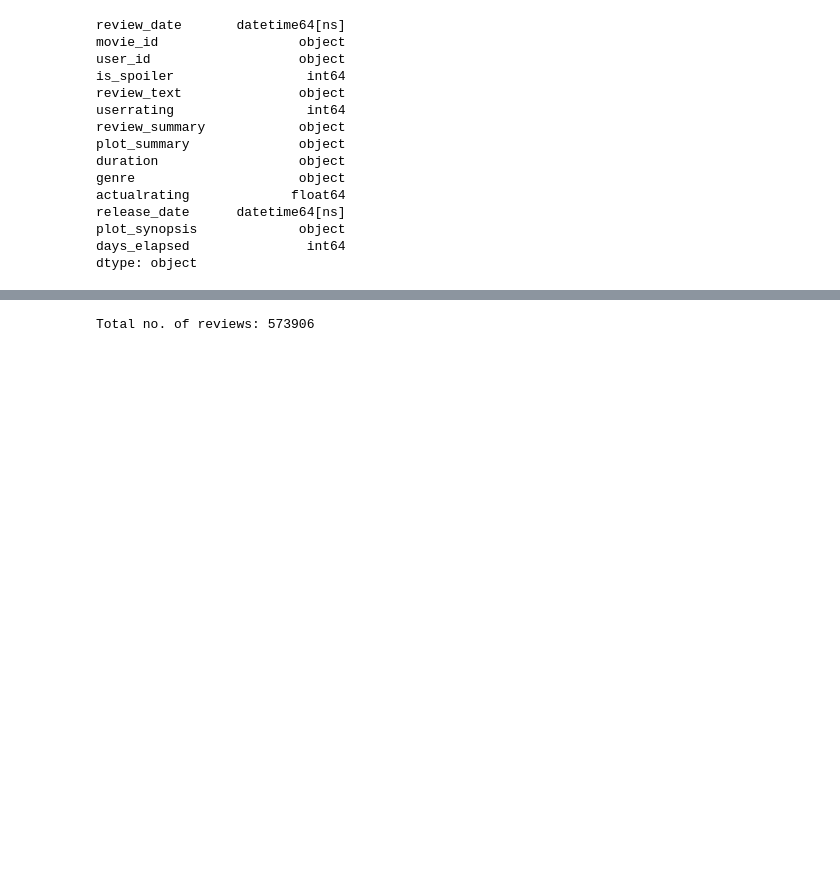
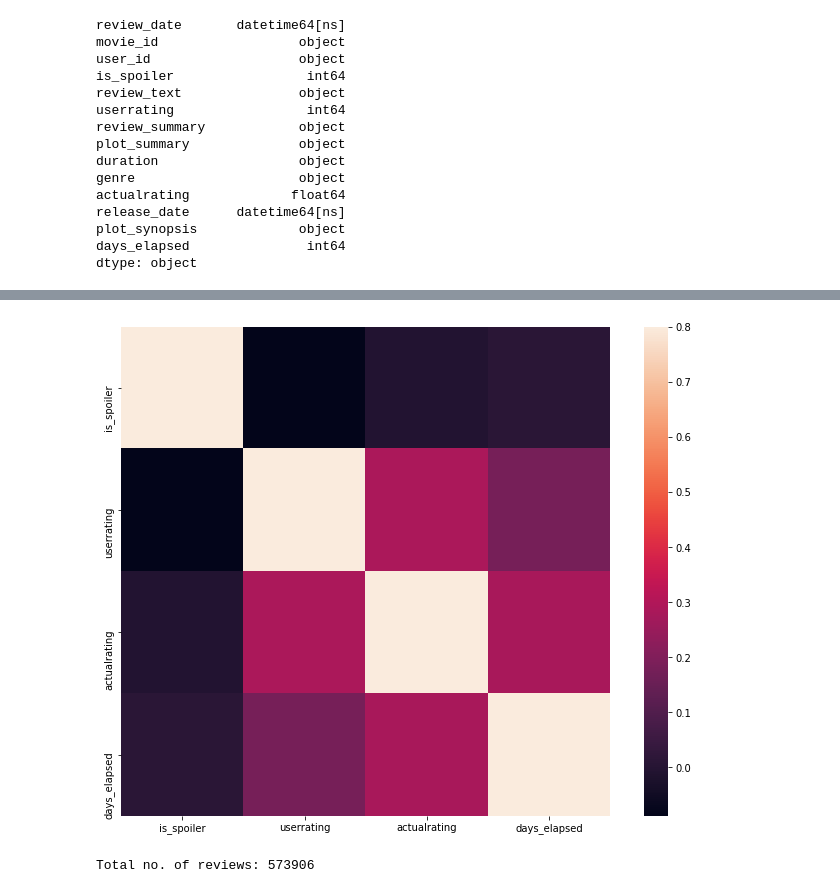
Before and after one commit to rahvlrawat/Spoiler-Classification-Recommendation-System, a Jupyter notebook: Spoiler_Alert.ipynb, the cells around one changed output, grey strips where cells are left out. Cells and saved outputs as stored; diff of their text form; code cells hidden in the pictures; blank space fills up the shorter version.

```diff
--- a/Spoiler_Alert.ipynb
+++ b/Spoiler_Alert.ipynb
@@ -161,6 +151,14 @@ df.head()
 | 2 | 2001-08-03 | tt0111161 | ur1285640 | 1 | I believe that this film is the b... | 8 | The best story ever told on film | Chronicles the experiences of a f... | ... |
 | 3 | 2002-09-01 | tt0111161 | ur1003471 | 1 | **Yes, there are SPOILERS here**T... | 10 | Busy dying or busy living? | Chronicles the experiences of a f... | ... |
 | 4 | 2004-05-20 | tt0111161 | ur0226855 | 1 | At the heart of this extraordinar... | 8 | Great story, wondrously told and ... | Chronicles the experiences of a f... | ... |
+# %%
+#correlation matrix
+corrmat = df.corr()
+fig = plt.figure(figsize = (12, 9))
+sns.heatmap(corrmat, vmax=.8, square=True);
+plt.show()
+# %% [output]
+[figure, added]
 # %%
 print('Total no. of reviews:' , len(df))
 # %% [output]
```
Also changed, not shown: parts of 35 cells of this notebook.
